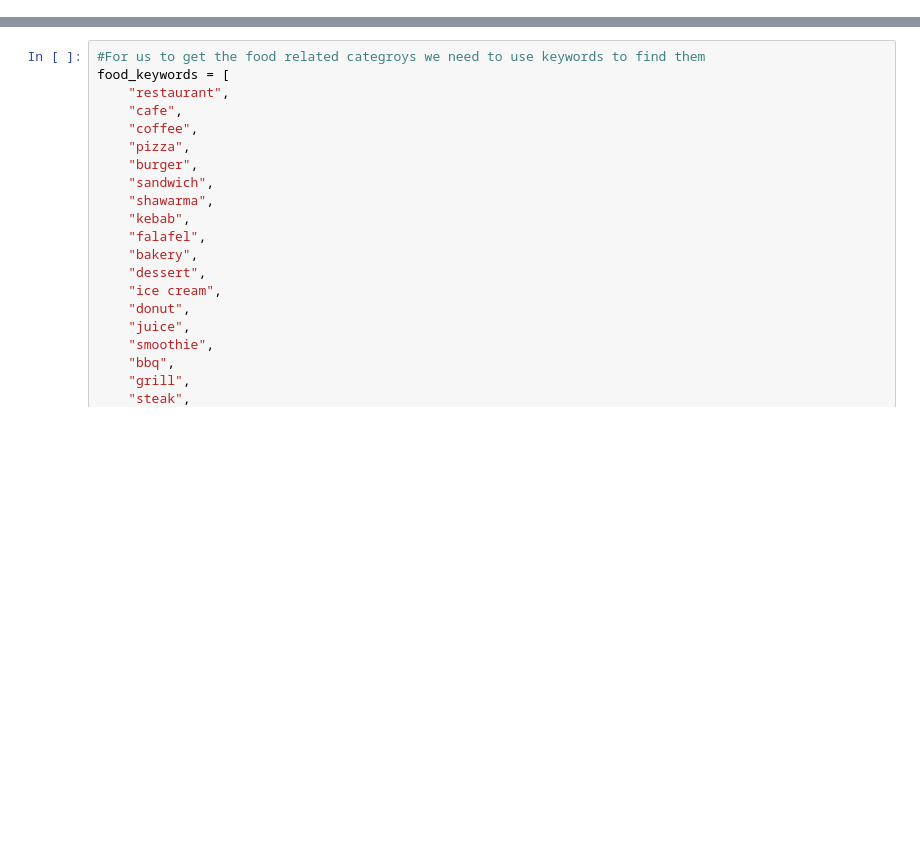
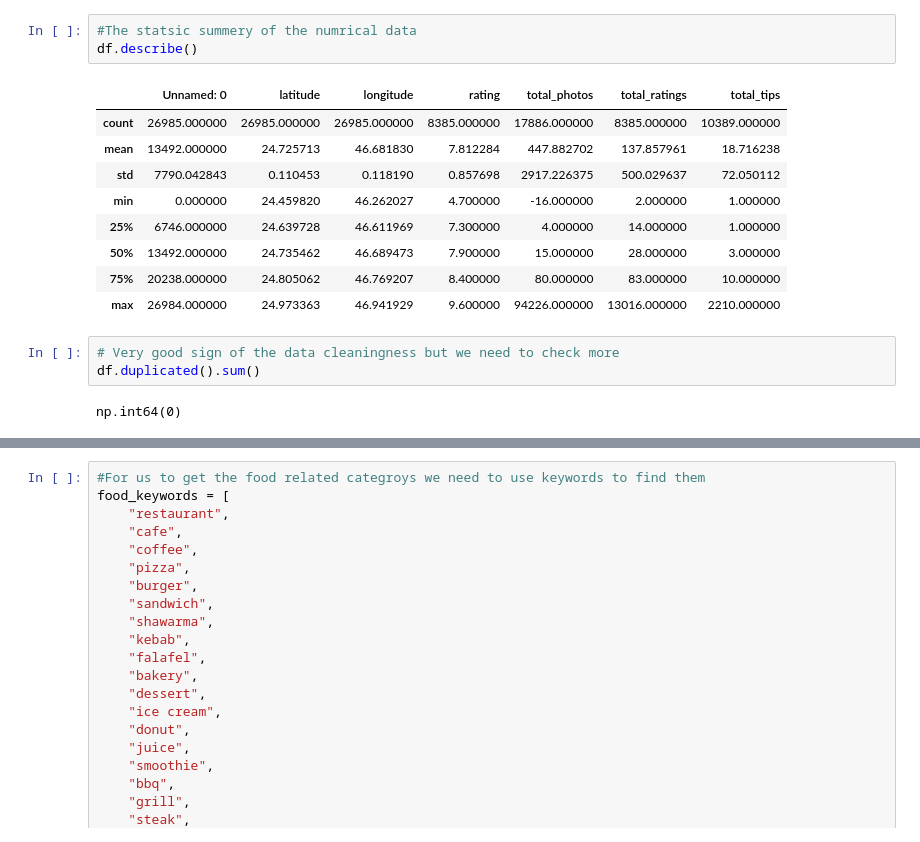
Before and after one commit to AbdulrahmanB-25/EDA_Project, a Jupyter notebook: EDA_Project.ipynb, the cells around one changed output, grey strips where cells are left out. Cells and saved outputs as stored; diff of their text form; blank space fills up the shorter version.

```diff
--- a/EDA_Project.ipynb
+++ b/EDA_Project.ipynb
@@ -39,0 +73,18 @@ df.head()
+# %%
+#The statsic summery of the numrical data
+df.describe()
+# %% [output]
+|  | Unnamed: 0 | latitude | longitude | rating | total_photos | total_ratings | total_tips |
+| count | 26985.000000 | 26985.000000 | 26985.000000 | 8385.000000 | 17886.000000 | 8385.000000 | 10389.000000 |
+| mean | 13492.000000 | 24.725713 | 46.681830 | 7.812284 | 447.882702 | 137.857961 | 18.716238 |
+| std | 7790.042843 | 0.110453 | 0.118190 | 0.857698 | 2917.226375 | 500.029637 | 72.050112 |
+| min | 0.000000 | 24.459820 | 46.262027 | 4.700000 | -16.000000 | 2.000000 | 1.000000 |
+| 25% | 6746.000000 | 24.639728 | 46.611969 | 7.300000 | 4.000000 | 14.000000 | 1.000000 |
+| 50% | 13492.000000 | 24.735462 | 46.689473 | 7.900000 | 15.000000 | 28.000000 | 3.000000 |
+| 75% | 20238.000000 | 24.805062 | 46.769207 | 8.400000 | 80.000000 | 83.000000 | 10.000000 |
+| max | 26984.000000 | 24.973363 | 46.941929 | 9.600000 | 94226.000000 | 13016.000000 | 2210.000000 |
+# %%
+# Very good sign of the data cleaningness but we need to check more
+df.duplicated().sum()
+# %% [output]
+np.int64(0)
```
Also changed, not shown: parts of 20 cells of this notebook.
